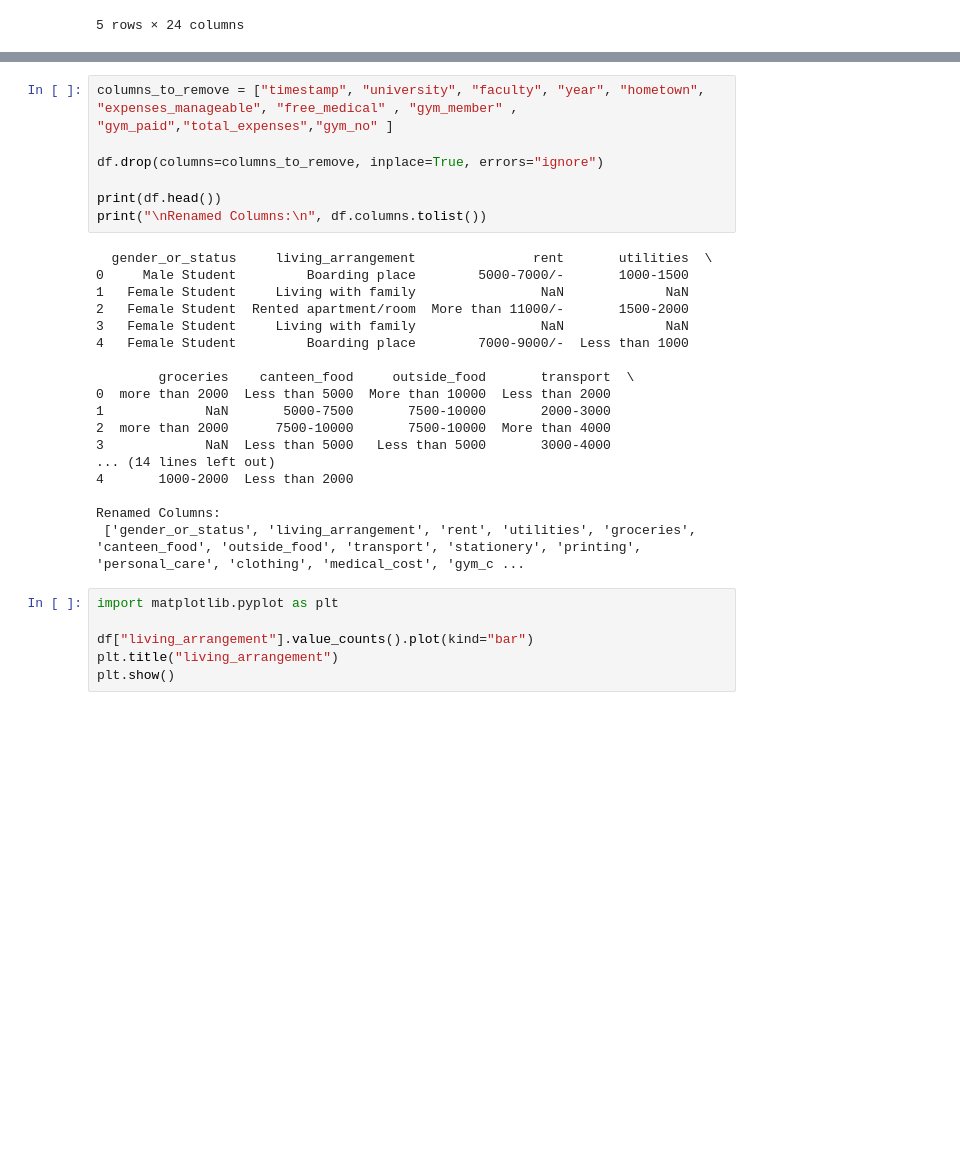
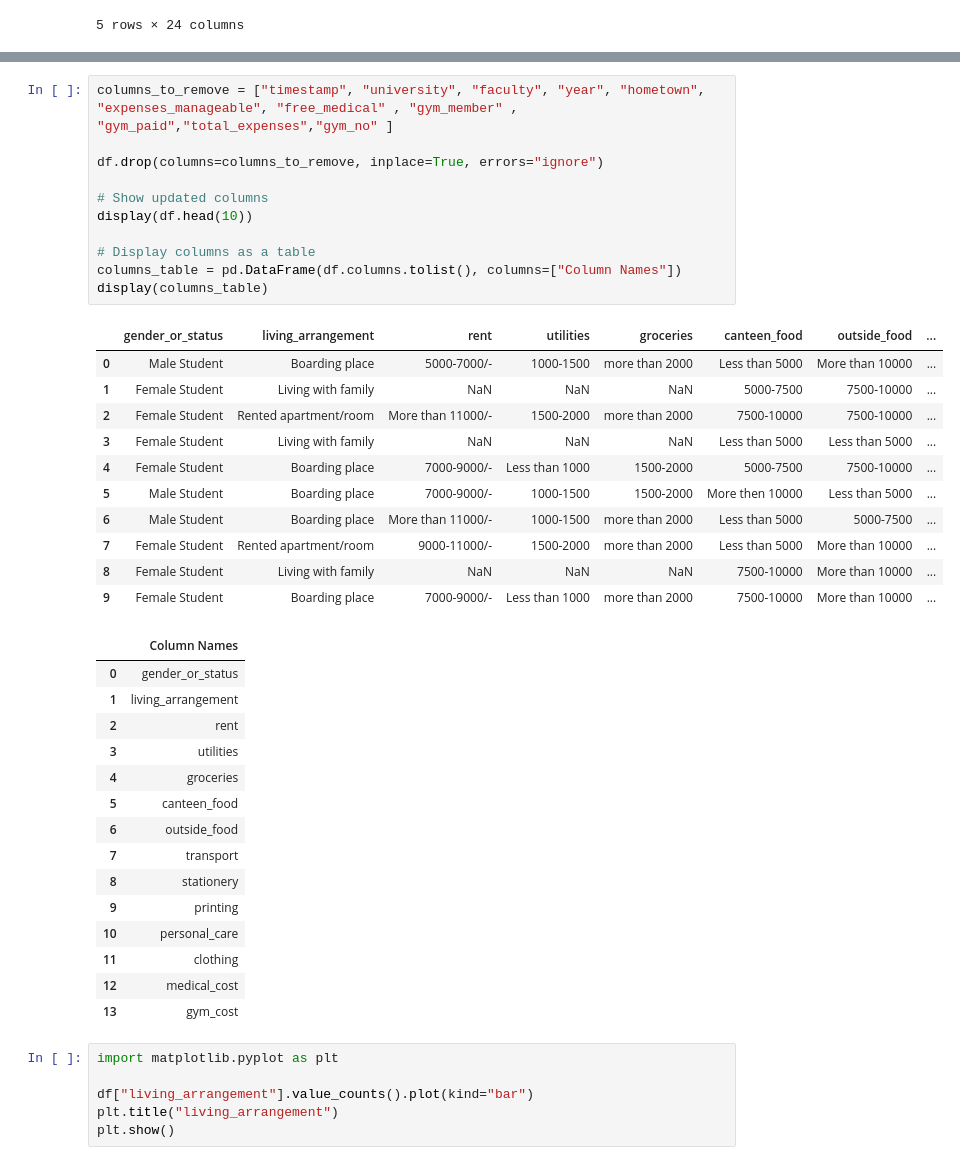
Before and after one commit to Pasindu115530/Static-Project, a Jupyter notebook: test.ipynb, the cells around one changed output, grey strips where cells are left out. Cells and saved outputs as stored; diff of their text form; blank space fills up the shorter version.

```diff
--- a/test.ipynb
+++ b/test.ipynb
@@ -90,28 +105,41 @@ Renamed Columns:
 # %%
 columns_to_remove = ["timestamp", "university", "faculty", "year", "hometown", "expenses_manageable", "free_medical" , "gym_member" , "gym_paid","total_expenses","gym_no" ]
 
 df.drop(columns=columns_to_remove, inplace=True, errors="ignore")
 
-print(df.head())
-print("\nRenamed Columns:\n", df.columns.tolist())
+# Show updated columns
+display(df.head(10))
+
+# Display columns as a table
+columns_table = pd.DataFrame(df.columns.tolist(), columns=["Column Names"])
+display(columns_table)
 # %% [output]
-  gender_or_status     living_arrangement               rent       utilities  \
-0     Male Student         Boarding place        5000-7000/-       1000-1500
-1   Female Student     Living with family                NaN             NaN
-2   Female Student  Rented apartment/room  More than 11000/-       1500-2000
-3   Female Student     Living with family                NaN             NaN
-4   Female Student         Boarding place        7000-9000/-  Less than 1000
-
-        groceries    canteen_food     outside_food       transport  \
-0  more than 2000  Less than 5000  More than 10000  Less than 2000
-1             NaN       5000-7500       7500-10000       2000-3000
-2  more than 2000      7500-10000       7500-10000  More than 4000
-3             NaN  Less than 5000   Less than 5000       3000-4000
-... (14 lines left out)
-4       1000-2000  Less than 2000
-
-Renamed Columns:
- ['gender_or_status', 'living_arrangement', 'rent', 'utilities', 'groceries', 'canteen_food', 'outside_food', 'transport', 'stationery', 'printing', 'personal_care', 'clothing', 'medical_cost', 'gym_c ...
+|  | gender_or_status | living_arrangement | rent | utilities | groceries | canteen_food | outside_food | ... |
+| 0 | Male Student | Boarding place | 5000-7000/- | 1000-1500 | more than 2000 | Less than 5000 | More than 10000 | ... |
+| 1 | Female Student | Living with family | NaN | NaN | NaN | 5000-7500 | 7500-10000 | ... |
+| 2 | Female Student | Rented apartment/room | More than 11000/- | 1500-2000 | more than 2000 | 7500-10000 | 7500-10000 | ... |
+| 3 | Female Student | Living with family | NaN | NaN | NaN | Less than 5000 | Less than 5000 | ... |
+| 4 | Female Student | Boarding place | 7000-9000/- | Less than 1000 | 1500-2000 | 5000-7500 | 7500-10000 | ... |
+| 5 | Male Student | Boarding place | 7000-9000/- | 1000-1500 | 1500-2000 | More then 10000 | Less than 5000 | ... |
+| 6 | Male Student | Boarding place | More than 11000/- | 1000-1500 | more than 2000 | Less than 5000 | 5000-7500 | ... |
+| 7 | Female Student | Rented apartment/room | 9000-11000/- | 1500-2000 | more than 2000 | Less than 5000 | More than 10000 | ... |
+| 8 | Female Student | Living with family | NaN | NaN | NaN | 7500-10000 | More than 10000 | ... |
+| 9 | Female Student | Boarding place | 7000-9000/- | Less than 1000 | more than 2000 | 7500-10000 | More than 10000 | ... |
+|  | Column Names |
+| 0 | gender_or_status |
+| 1 | living_arrangement |
+| 2 | rent |
+| 3 | utilities |
+| 4 | groceries |
+| 5 | canteen_food |
+| 6 | outside_food |
+| 7 | transport |
+| 8 | stationery |
+| 9 | printing |
+| 10 | personal_care |
+| 11 | clothing |
+| 12 | medical_cost |
+| 13 | gym_cost |
 # %%
 import matplotlib.pyplot as plt
 
```
Also changed, not shown: parts of 1 cell of this notebook.
